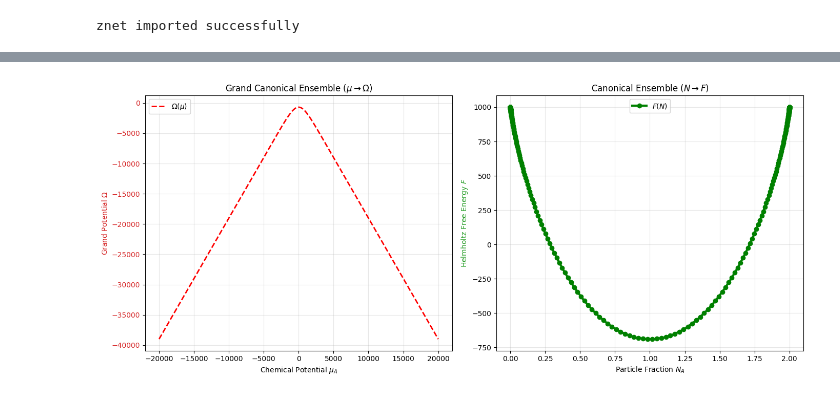
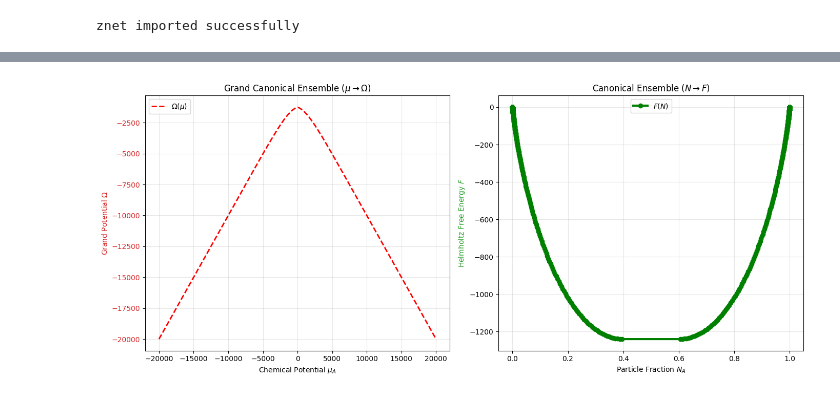
Before and after one commit to themintlab/Zgraph, a Jupyter notebook: examples/unit_test.ipynb, the cells around one changed output, grey strips where cells are left out. Drawn from its saved outputs; the diff is of its cells as text; code cells hidden in the pictures.

Commit message:
refactor: Improve enthalpy initialization logic in MixingNode

```diff
--- a/examples/unit_test.ipynb
+++ b/examples/unit_test.ipynb
@@ -14,5 +15,7 @@ znet imported successfully
 # %%
 muA= SourceNode(key="mu_A")
 muB = SourceNode(key="mu_B")
-phase_a = StackNode([MixingNode(muA, enthalpy=1000), muB])
-phase_b = StackNode([muA, MixingNode(muB, enthalpy=1000)])
+phase_aStack = StackNode([MixingNode(muA, enthalpy=1000), muB])
+phase_a = MixingNode([phase_aStack])
+phase_bStack = StackNode([muA, MixingNode(muB, enthalpy=1000)])
+phase_b = MixingNode([phase_bStack])
@@ -26,3 +85,3 @@ inputs = {
 # %%
-ideal_mixed = MixingNode(sub_nodes=[phase_a, phase_b])
+ideal_mixed = MixingNode(sub_nodes=[StackNode([phase_a, phase_b])], scale=1e-5)
 omega = ZNet(ideal_mixed)
@@ -56,8 +88,11 @@ Helmholtz_F = Omega.unsqueeze(1) + diff_terms
 # %%
 import matplotlib.pyplot as plt
 # 5. Visualization
+Helmholtz_F, N_counts = omega.to_Helmholtz(inputs)
+Omega = omega(inputs)
+
 # Flatten() ensures everything is a 1D array for plotting
-mu_axis = inputs_grad['mu_A'].detach().numpy().flatten()
+mu_axis = inputs['mu_A'].detach().numpy().flatten()
 y_omega = Omega.detach().numpy().flatten()
 y_helmholtz = Helmholtz_F.detach().numpy().flatten()
 y_NA = N_counts['mu_A'].detach().numpy().flatten()
@@ -65,32 +100,31 @@ y_NA = N_counts['mu_A'].detach().numpy().flatten()
 # Note: We do not simplify sorting here because F(N) needs N to be the x-axis,
 # and mu might not be monotonic with N in complex systems (though here it is).
 sort_idx = mu_axis.argsort()
-
 
 fig, (ax1, ax2) = plt.subplots(1, 2, figsize=(14, 6))
 
 # Plot 1: Grand Potential vs Chemical Potential (Natural Variables)
 ax1.set_xlabel(r'Chemical Potential $\mu_A$')
 ax1.set_ylabel(r'Grand Potential $\Omega$', color='tab:red')
 ax1.plot(mu_axis[sort_idx], y_omega[sort_idx], 'r--', linewidth=2, label=r'$\Omega(\mu)$')
 ax1.tick_params(axis='y', labelcolor='tab:red')
 ax1.legend(loc='upper left')
 ax1.grid(True, alpha=0.3)
 ax1.set_title(r'Grand Canonical Ensemble ($\mu \to \Omega$)')
 
 # Plot 2: Helmholtz Free Energy vs Particle Number (Conjugate Variables)
 # Ideally F is plotted against its natural variable N_A
 # Sort by N_A for a clean line
 sort_N = y_NA.argsort()
 
 ax2.set_xlabel(r'Particle Fraction $N_A$')
 ax2.set_ylabel(r'Helmholtz Free Energy $F$', color='tab:green')
 ax2.plot(y_NA[sort_N], y_helmholtz[sort_N], 'g-', linewidth=3, label=r'$F(N)$', marker='o')
 ax2.legend(loc='upper center')
 ax2.grid(True, alpha=0.3)
 ax2.set_title(r'Canonical Ensemble ($N \to F$)')
 
 plt.tight_layout()
 plt.show()
 # %% [output]
-[figure, old version]
+[figure, new version]
```
Also changed, not shown: parts of 6 cells of this notebook, 3 other files.
